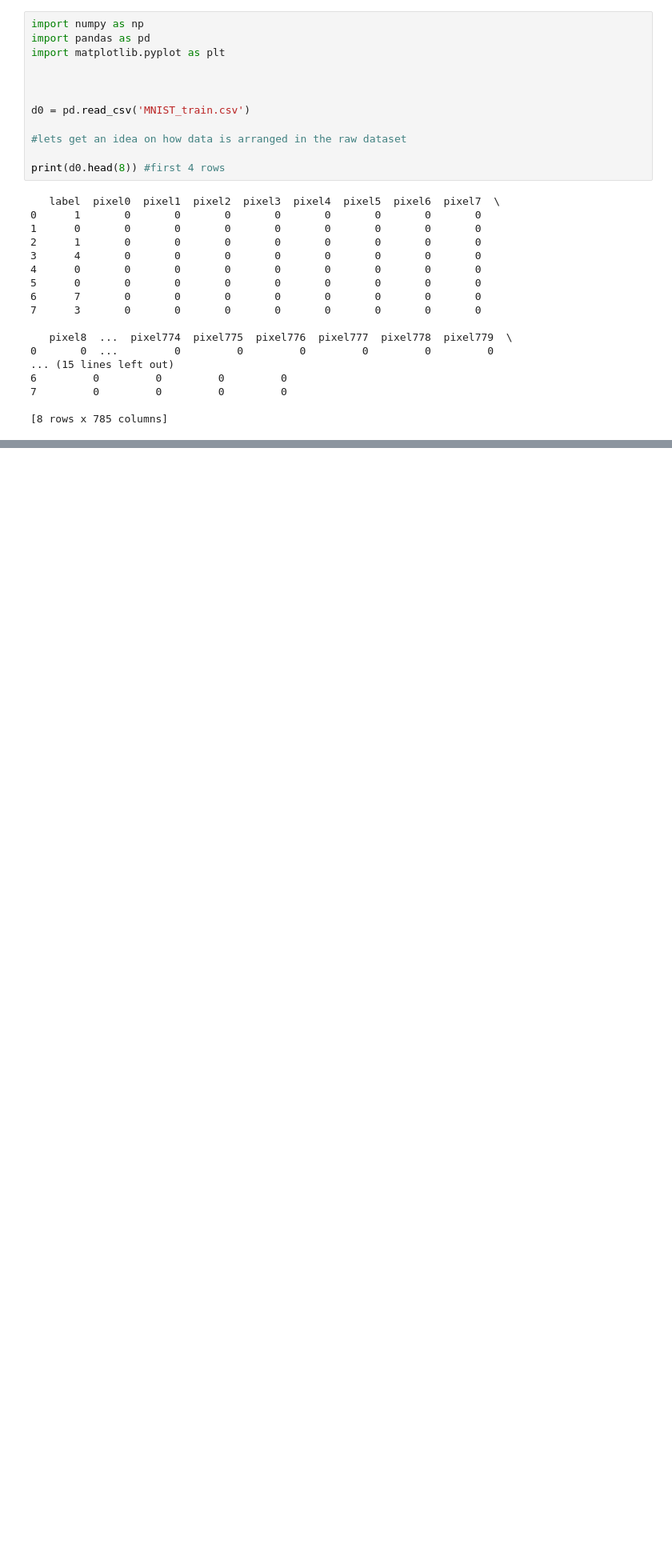
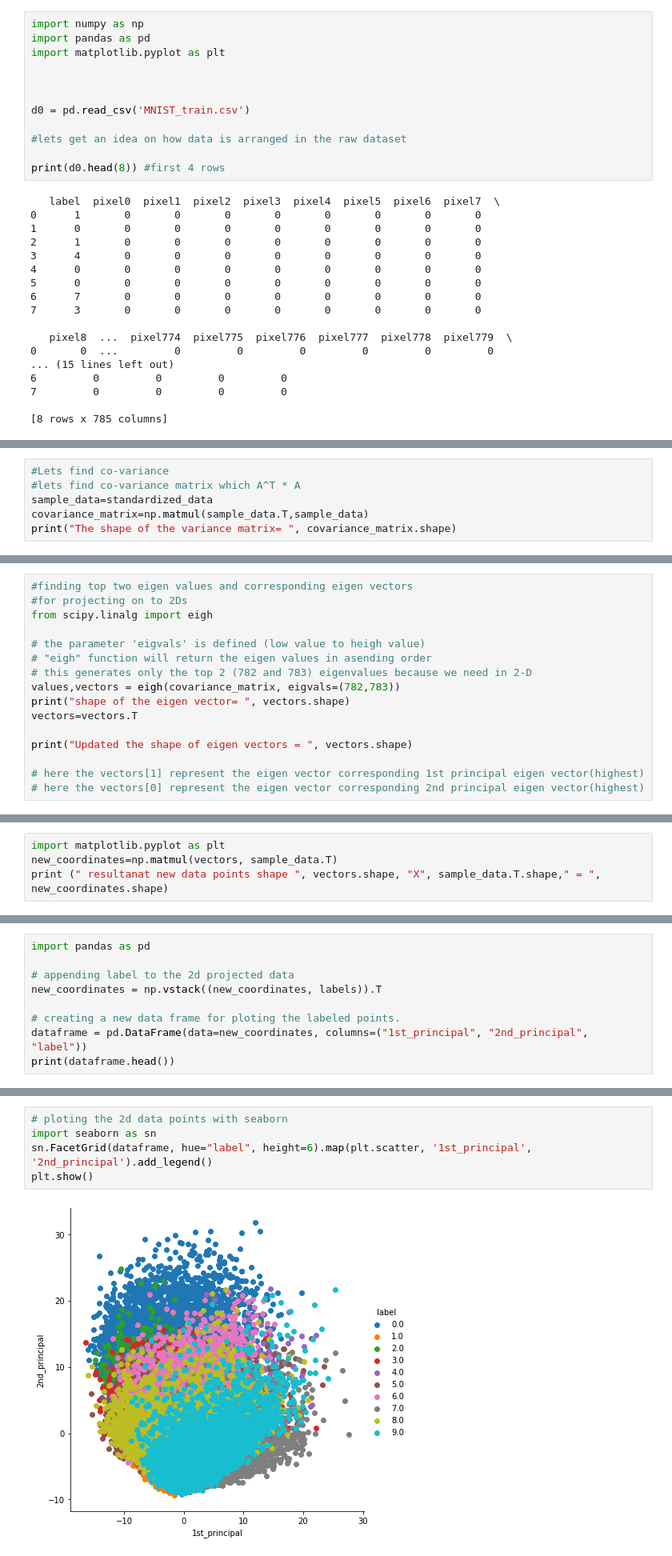
Before and after one commit to manoj-goli/Machine_learning_with_python-1_MNIST, a Jupyter notebook: ML_with_python 1 (DMR and Viz) on MNIST.ipynb, the cells around one changed output, grey strips where cells are left out. Shown: that part at 80% size. Saved outputs shown, nothing was run; the diff lists cells and outputs as text; blank space fills up the shorter version.

```diff
--- a/ML_with_python 1 (DMR and Viz) on MNIST.ipynb
+++ b/ML_with_python 1 (DMR and Viz) on MNIST.ipynb
@@ -50,0 +72,6 @@ print(labl[idx])
+# %%
+#Lets find co-variance
+#lets find co-variance matrix which A^T * A
+sample_data=standardized_data
+covariance_matrix=np.matmul(sample_data.T,sample_data)
+print("The shape of the variance matrix= ", covariance_matrix.shape)
@@ -50,0 +80,16 @@ print(labl[idx])
+# %%
+#finding top two eigen values and corresponding eigen vectors
+#for projecting on to 2Ds
+from scipy.linalg import eigh
+
+# the parameter 'eigvals' is defined (low value to heigh value)
+# "eigh" function will return the eigen values in asending order
+# this generates only the top 2 (782 and 783) eigenvalues because we need in 2-D
+values,vectors = eigh(covariance_matrix, eigvals=(782,783))
+print("shape of the eigen vector= ", vectors.shape)
+vectors=vectors.T
+
+print("Updated the shape of eigen vectors = ", vectors.shape)
+
+# here the vectors[1] represent the eigen vector corresponding 1st principal eigen vector(highest)
+# here the vectors[0] represent the eigen vector corresponding 2nd principal eigen vector(highest)
@@ -50,0 +99,4 @@ print(labl[idx])
+# %%
+import matplotlib.pyplot as plt
+new_coordinates=np.matmul(vectors, sample_data.T)
+print (" resultanat new data points shape ", vectors.shape, "X", sample_data.T.shape," = ", new_coordinates.shape)
@@ -50,0 +105,9 @@ print(labl[idx])
+# %%
+import pandas as pd
+
+# appending label to the 2d projected data
+new_coordinates = np.vstack((new_coordinates, labels)).T
+
+# creating a new data frame for ploting the labeled points.
+dataframe = pd.DataFrame(data=new_coordinates, columns=("1st_principal", "2nd_principal", "label"))
+print(dataframe.head())
@@ -50,0 +121,7 @@ print(labl[idx])
+# %%
+# ploting the 2d data points with seaborn
+import seaborn as sn
+sn.FacetGrid(dataframe, hue="label", height=6).map(plt.scatter, '1st_principal', '2nd_principal').add_legend()
+plt.show()
+# %% [output]
+[figure, added]
```
Also changed, not shown: parts of 13 cells of this notebook.
